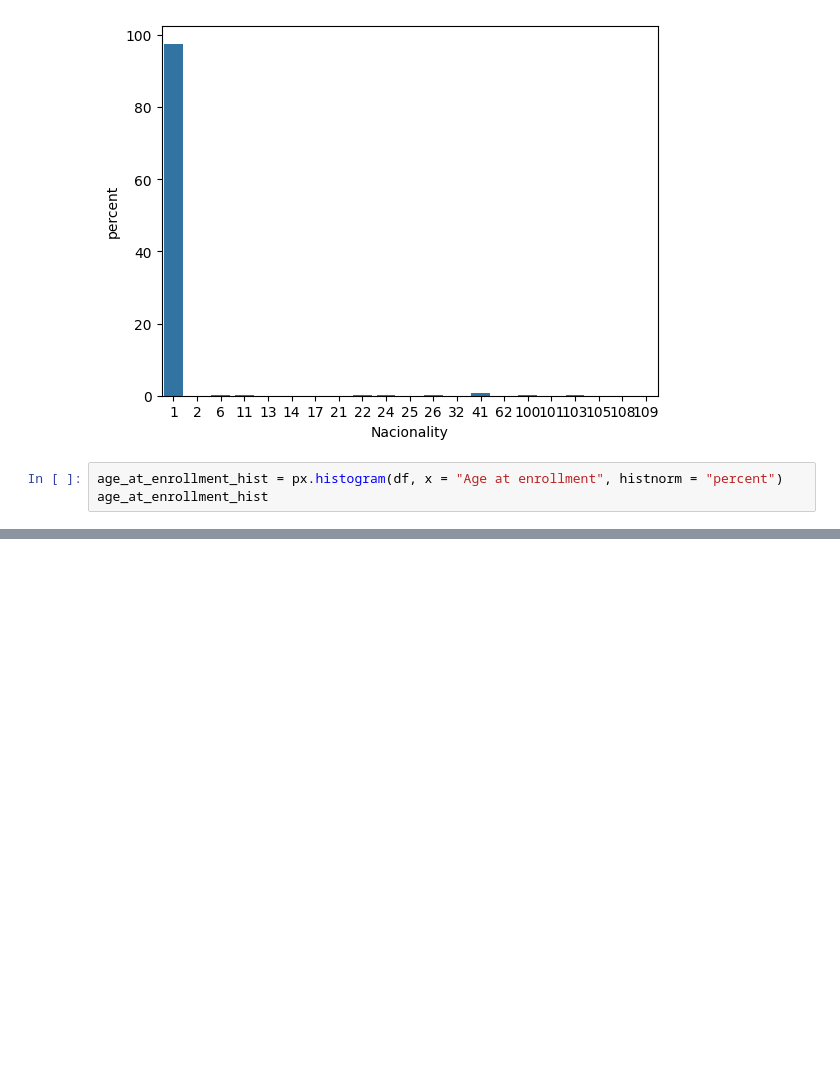
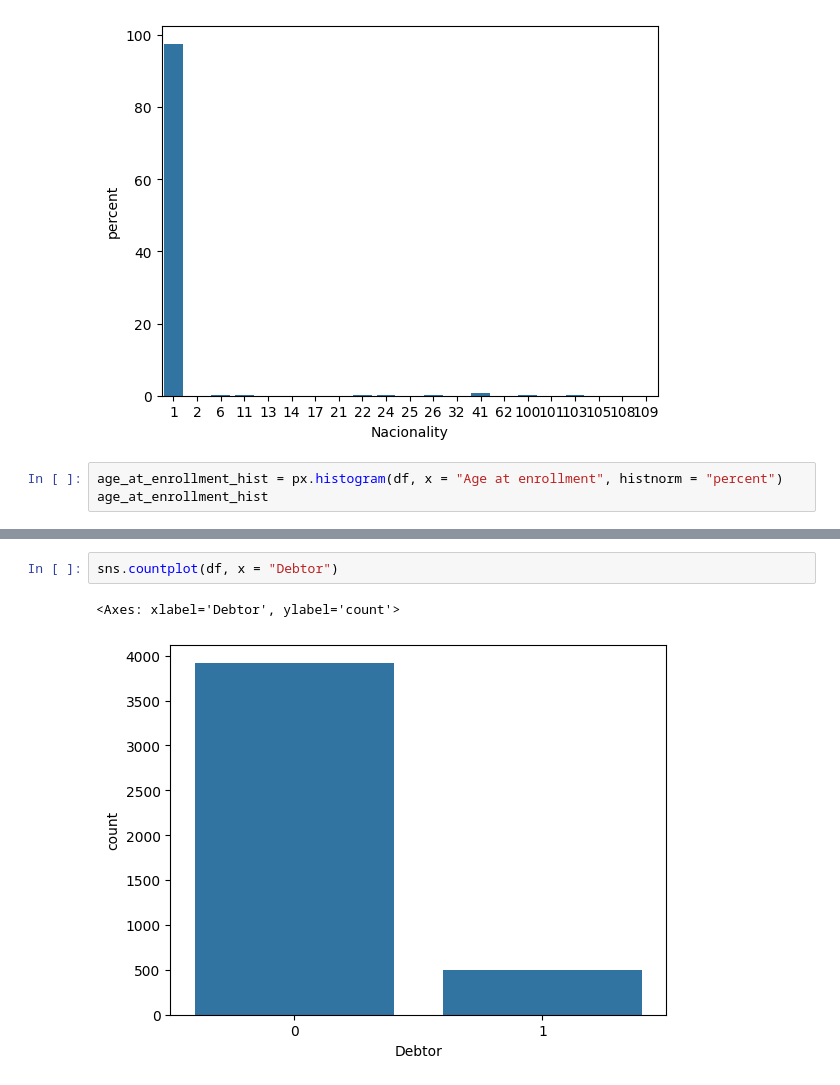
Before and after one commit to IainHenn/Student-Performance-Predictor, a Jupyter notebook: main.ipynb, the cells around one changed output, grey strips where cells are left out. Saved outputs shown, nothing was run; the diff lists cells and outputs as text; blank space fills up the shorter version.

```diff
--- a/main.ipynb
+++ b/main.ipynb
@@ -256,0 +304,5 @@ age_at_enrollment_hist
+# %%
+sns.countplot(df, x = "Debtor")
+# %% [output]
+<Axes: xlabel='Debtor', ylabel='count'>
+[figure, added]
```
Also changed, not shown: parts of 23 cells of this notebook.
